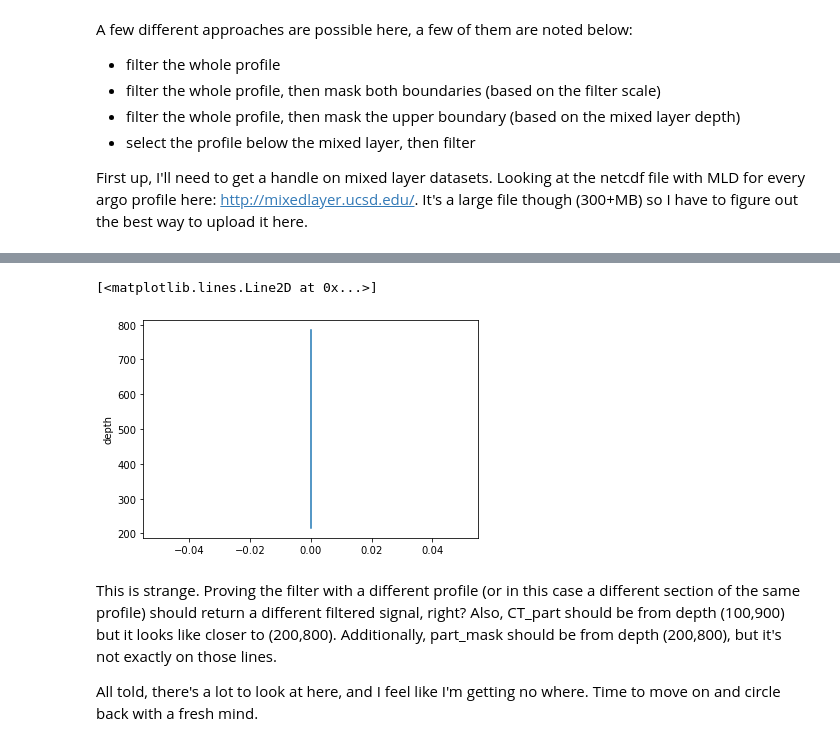
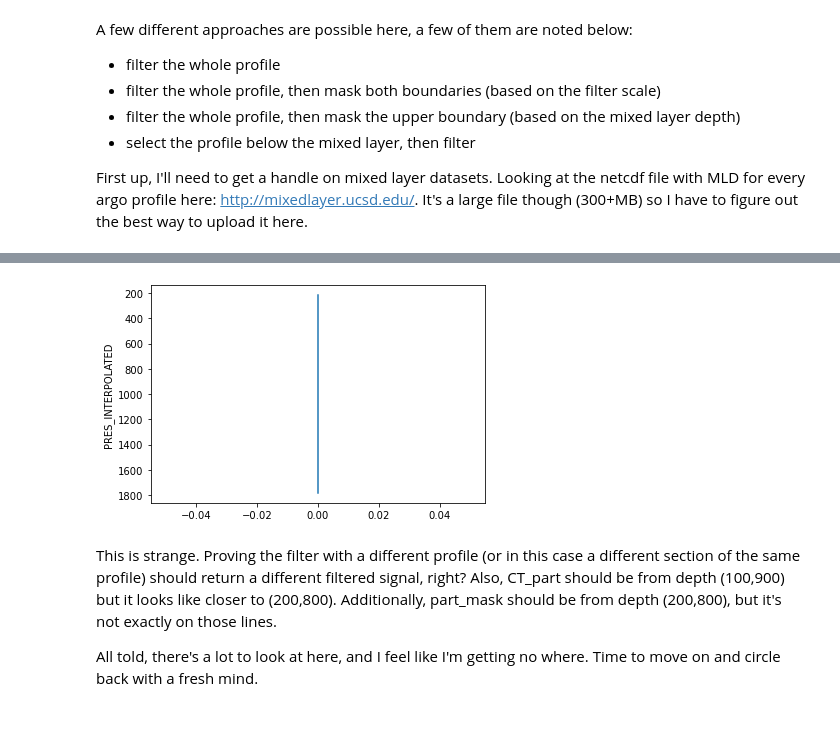
Before and after one commit to ocean-transport/argo-intern, a Jupyter notebook: methods.ipynb, the cells around one changed output, grey strips where cells are left out. Saved outputs shown, nothing was run; the diff lists cells and outputs as text; code cells hidden in the pictures.

```diff
--- a/methods.ipynb
+++ b/methods.ipynb
@@ -148,8 +144,8 @@ Text(0.5, 1.0, 'Filtered CT Profiles')
-# %%
-(filt.CT_whole - filt.CT_part).plot(y='depth')
-# %% [output]
-[<matplotlib.lines.Line2D at 0x...>]
-[figure, removed]
+# %%
+(CT_filt.whole - CT_filt.part).plot(y='PRES_INTERPOLATED')
+plt.gca().invert_yaxis()
+# %% [output]
+[figure, added]
 # %% [markdown]
 This is strange. Proving the filter with a different profile (or in this case a different section of the same profile) should return a different filtered signal, right? Also, CT_part should be from depth (100,900) but it looks like closer to (200,800). Additionally, part_mask should be from depth (200,800), but it's not exactly on those lines.
 
```
Also changed, not shown: parts of 9 cells of this notebook.
